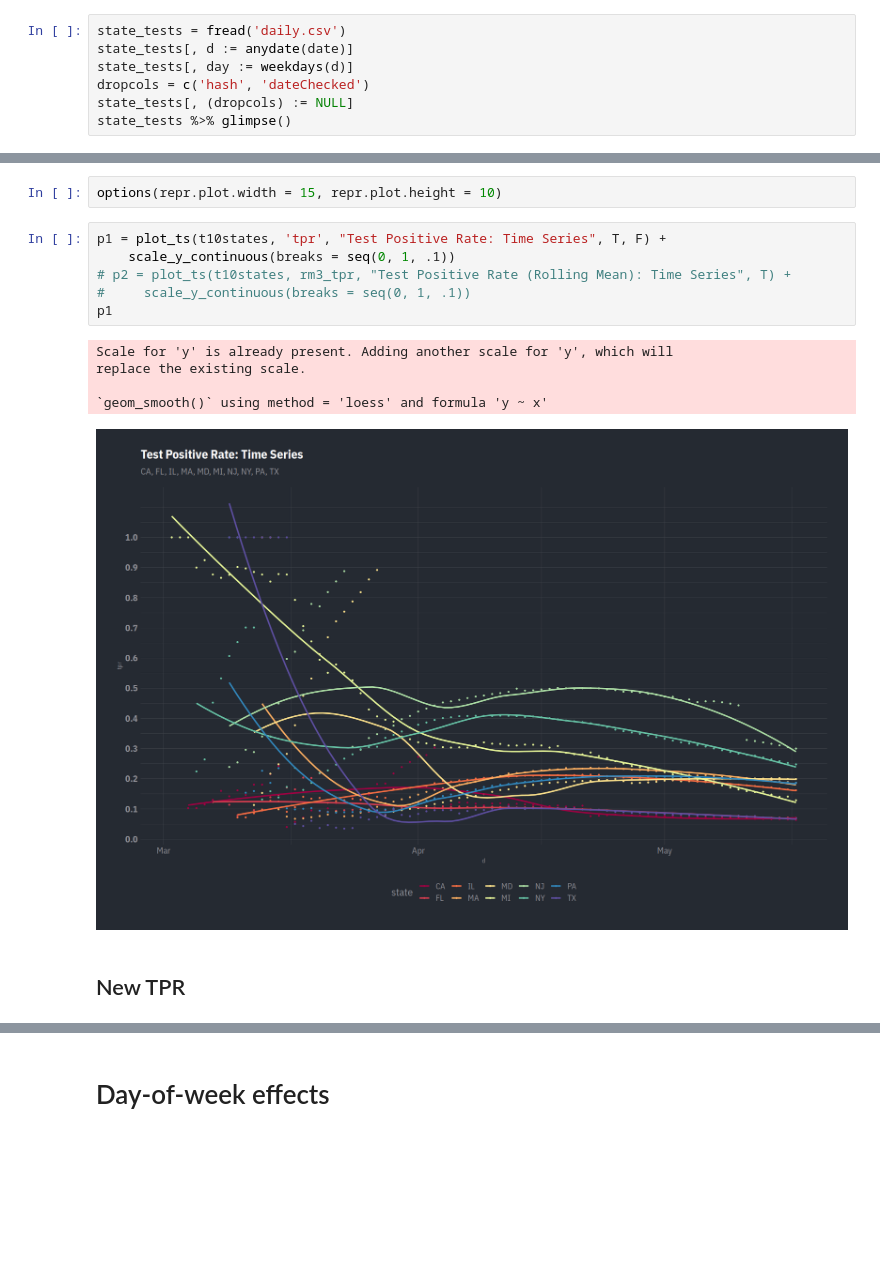
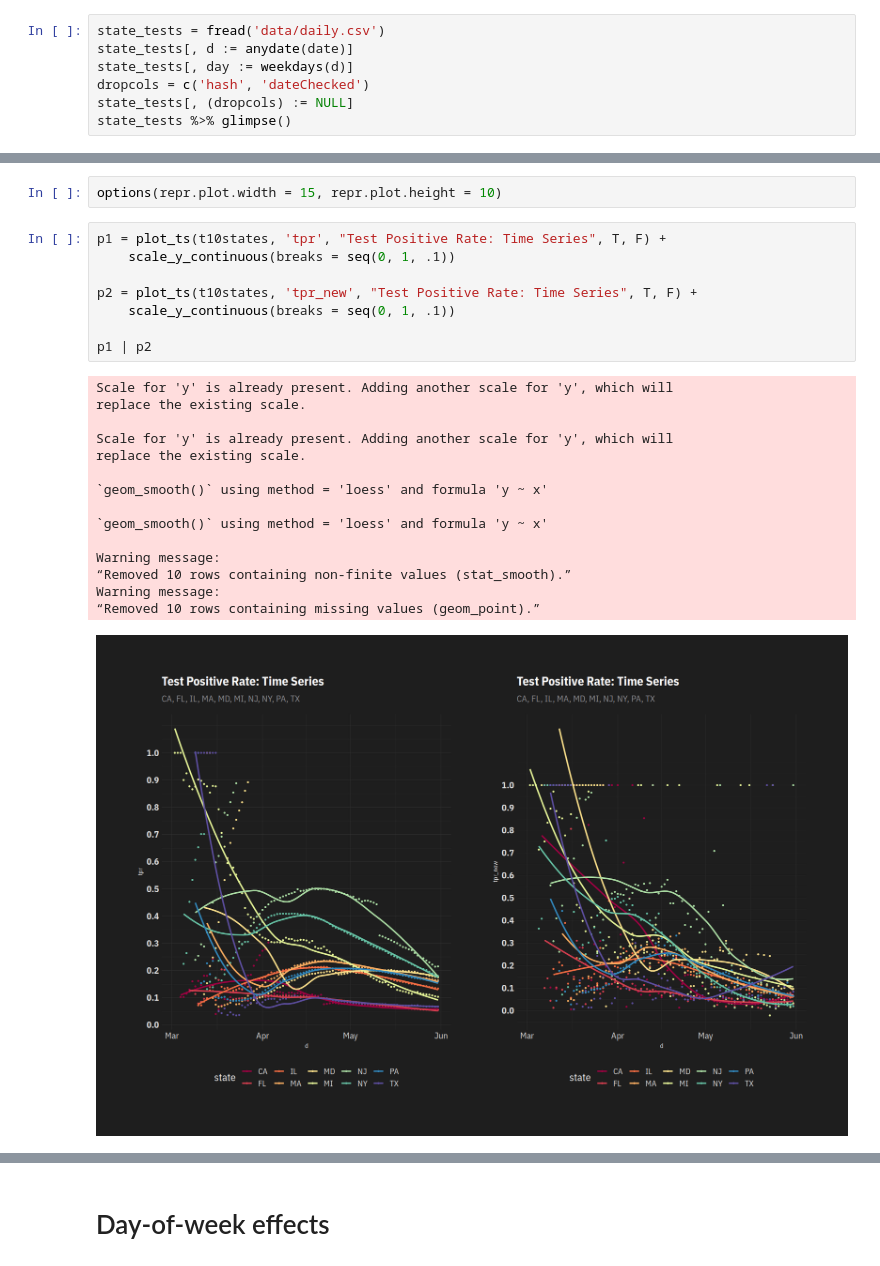
Before and after one commit to apoorvalal/covidviz, a Jupyter notebook: covidtracking_eda.ipynb, the cells around one changed output, grey strips where cells are left out. Drawn from its saved outputs; the diff is of its cells as text; blank space fills up the shorter version.

```diff
--- a/covidtracking_eda.ipynb
+++ b/covidtracking_eda.ipynb
@@ -24,5 +24,5 @@ system("wget https://covidtracking.com/api/v1/states/daily.csv")
 # %%
-state_tests = fread('daily.csv')
+state_tests = fread('data/daily.csv')
 state_tests[, d := anydate(date)]
 state_tests[, day := weekdays(d)]
 dropcols = c('hash', 'dateChecked')
@@ -361,14 +375,24 @@ options(repr.plot.width = 15, repr.plot.height = 10)
 # %%
 p1 = plot_ts(t10states, 'tpr', "Test Positive Rate: Time Series", T, F) +
     scale_y_continuous(breaks = seq(0, 1, .1))
-# p2 = plot_ts(t10states, rm3_tpr, "Test Positive Rate (Rolling Mean): Time Series", T) +
-#     scale_y_continuous(breaks = seq(0, 1, .1))
-p1
+
+p2 = plot_ts(t10states, 'tpr_new', "Test Positive Rate: Time Series", T, F) +
+    scale_y_continuous(breaks = seq(0, 1, .1))
+
+p1 | p2
 # %% [output]
+Scale for 'y' is already present. Adding another scale for 'y', which will
+replace the existing scale.
+
 Scale for 'y' is already present. Adding another scale for 'y', which will
 replace the existing scale.
 
 `geom_smooth()` using method = 'loess' and formula 'y ~ x'
+
+`geom_smooth()` using method = 'loess' and formula 'y ~ x'
+
+Warning message:
+“Removed 10 rows containing non-finite values (stat_smooth).”
+Warning message:
+“Removed 10 rows containing missing values (geom_point).”
-[figure, old version]
+[figure, new version]
-# %% [markdown]
-## New TPR
```
Also changed, not shown: parts of 19 cells of this notebook, 8 other files.
